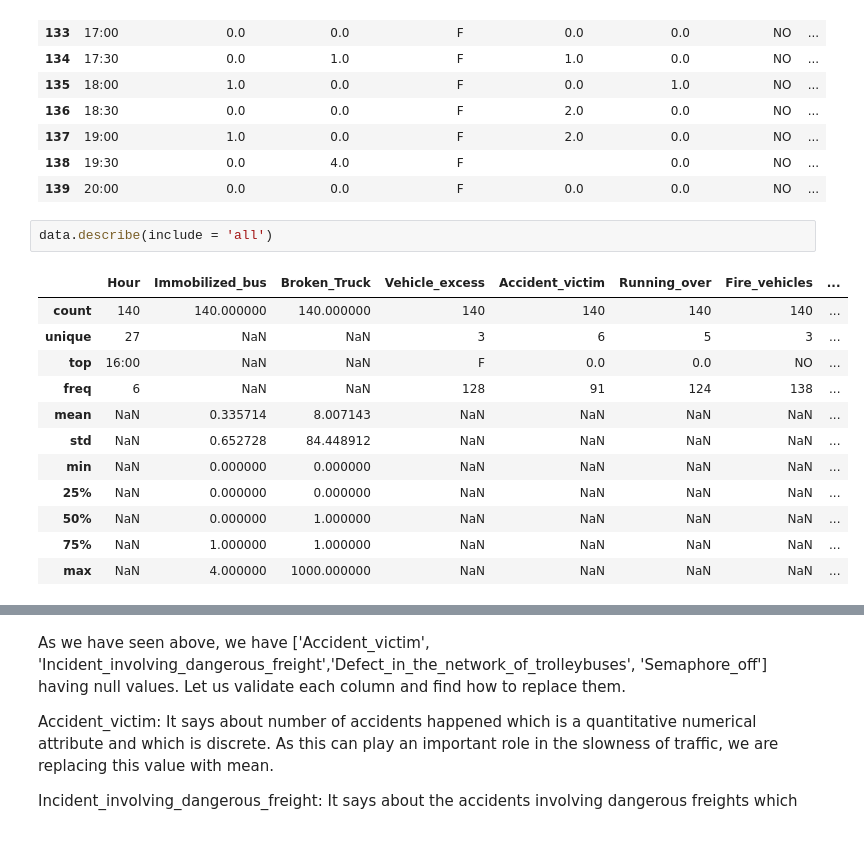
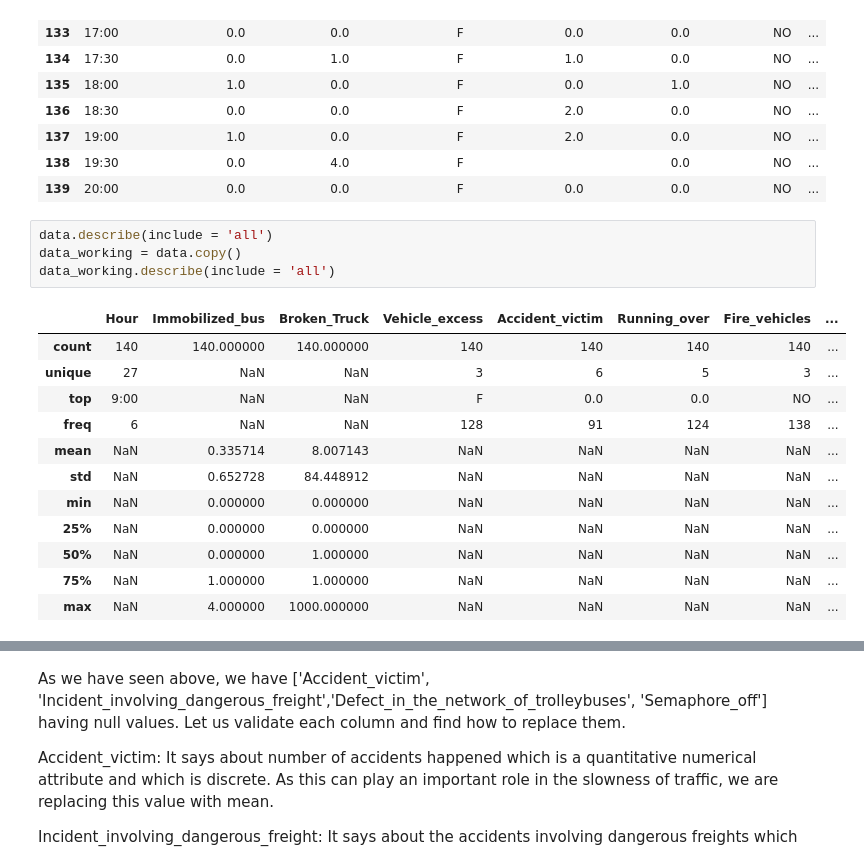
Before and after one commit to kavyapenujuru/TrafficPrediction, a Jupyter notebook: ReplacingEmptyValues.ipynb, the cells around one changed output, grey strips where cells are left out. Saved outputs shown, nothing was run; the diff lists cells and outputs as text.

```diff
--- a/ReplacingEmptyValues.ipynb
+++ b/ReplacingEmptyValues.ipynb
@@ -65,11 +65,13 @@ data.tail(15)
 | 139 | 20:00 | 0.0 | 0.0 | F | 0.0 | 0.0 | NO | ... |
 # %%
 data.describe(include = 'all')
+data_working = data.copy()
+data_working.describe(include = 'all')
 # %% [output]
 |  | Hour | Immobilized_bus | Broken_Truck | Vehicle_excess | Accident_victim | Running_over | Fire_vehicles | ... |
 | count | 140 | 140.000000 | 140.000000 | 140 | 140 | 140 | 140 | ... |
 | unique | 27 | NaN | NaN | 3 | 6 | 5 | 3 | ... |
-| top | 16:00 | NaN | NaN | F | 0.0 | 0.0 | NO | ... |
+| top | 9:00 | NaN | NaN | F | 0.0 | 0.0 | NO | ... |
 | freq | 6 | NaN | NaN | 128 | 91 | 124 | 138 | ... |
 | mean | NaN | 0.335714 | 8.007143 | NaN | NaN | NaN | NaN | ... |
 | std | NaN | 0.652728 | 84.448912 | NaN | NaN | NaN | NaN | ... |
```
Also changed, not shown: parts of 16 cells of this notebook.
